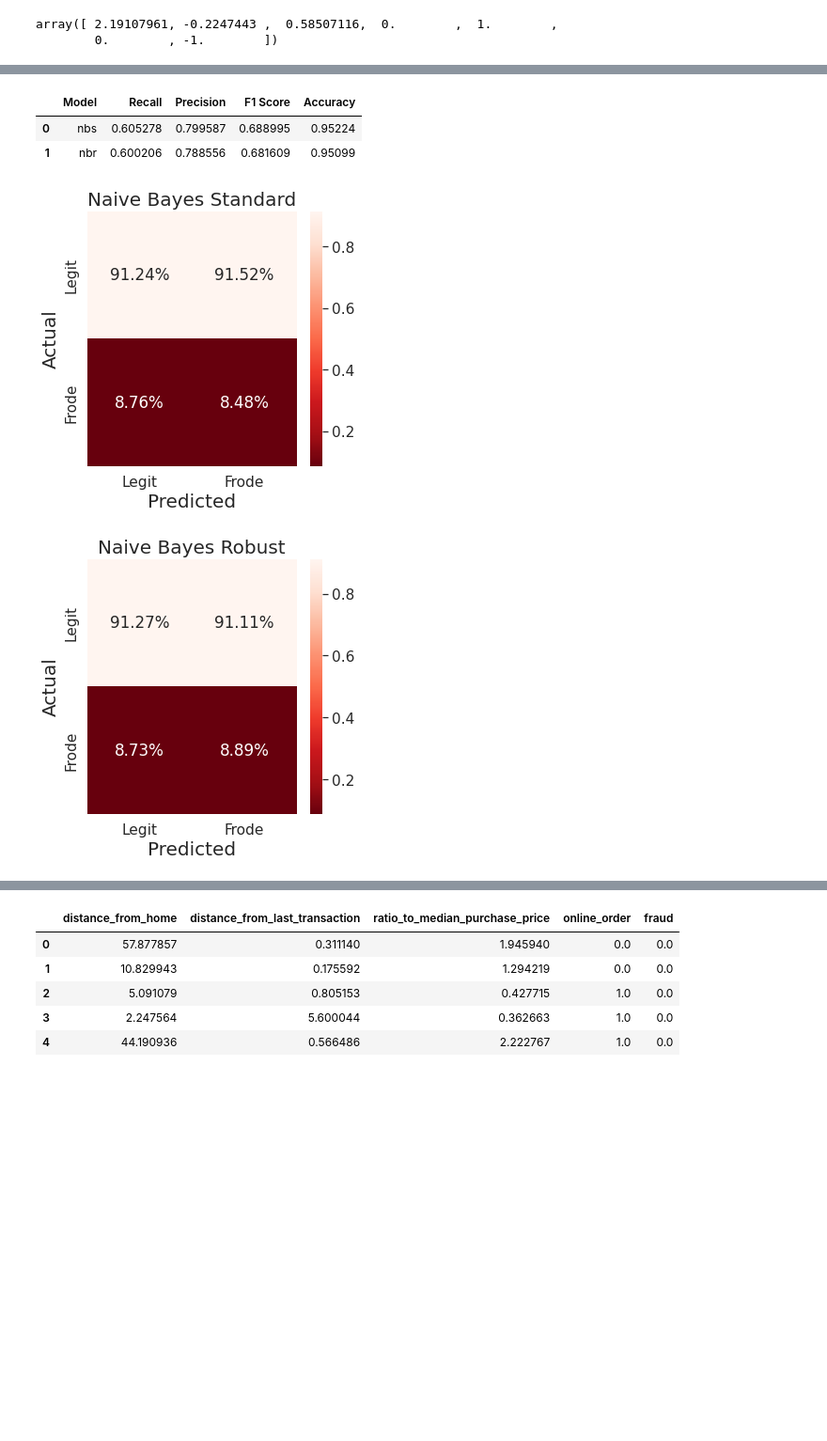
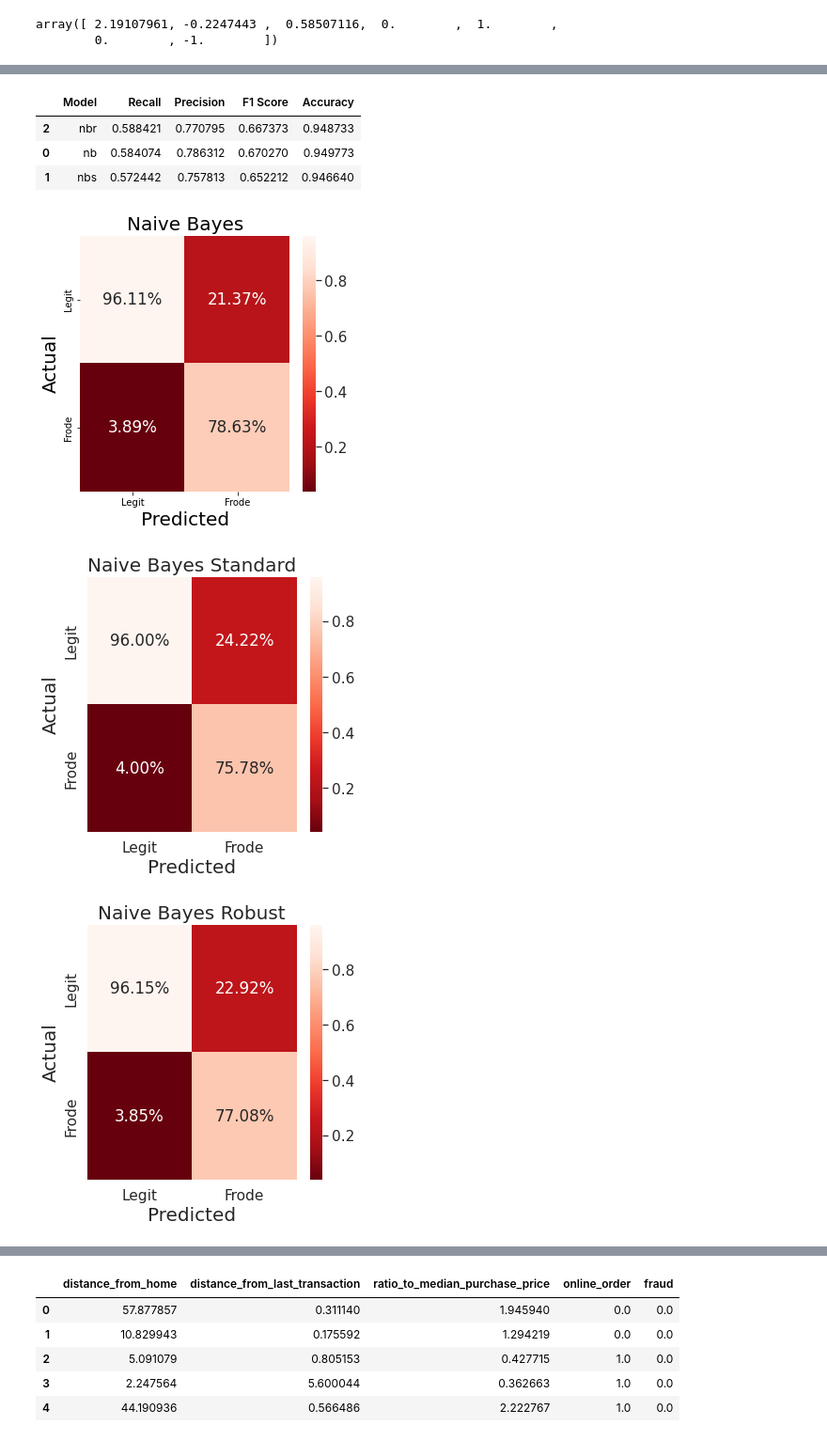
Before and after one commit to npinto97/fraud-detection-with-ml, a Jupyter notebook: ProgettoICON.ipynb, the cells around one changed output, grey strips where cells are left out. Shown at 94% size. Cells and saved outputs as stored; diff of their text form; code cells hidden in the pictures; blank space fills up the shorter version.

```diff
--- a/ProgettoICON.ipynb
+++ b/ProgettoICON.ipynb
@@ -1280,3 +1506,3 @@ GaussianNB()
 # %%
-y_pred_nbs = nbs.predict(x_test)
+y_pred_nbs = nbs.predict(x_test_standard)
 # %%
@@ -1340,5 +1566,5 @@ X_robust[0]
 array([ 2.19107961, -0.2247443 ,  0.58507116,  0.        ,  1.        ,
         0.        , -1.        ])
 # %%
-X, x_test, Y, y_test = train_test_split(X_robust, Y, stratify=Y, test_size = 0.3)
+X_robust, x_test_robust, Y_robust, y_test_robust = train_test_split(X_robust, Y, stratify=Y, test_size = 0.3)
 # %% [markdown]
@@ -1346,3 +1572,2 @@ X, x_test, Y, y_test = train_test_split(X_robust, Y, stratify=Y, test_size = 0.3
 # %%
-nbr = GaussianNB()
-nbr.fit(X, Y)
+nbr = GaussianNB().fit(X_robust, Y_robust)
@@ -1351,3 +1574,3 @@ GaussianNB()
 # %%
-y_pred_nbr = nbr.predict(x_test)
+y_pred_nbr = nbr.predict(x_test_robust)
 # %%
@@ -1399,16 +1622,19 @@ nbr_train_score
 # %%
-predictions = pd.concat([nbs_score, nbr_score], ignore_index=True, sort=False)
+predictions = pd.concat([nb_score, nbs_score, nbr_score], ignore_index=True, sort=False)
 predictions.sort_values(by=['Recall'], ascending=False)
 # %% [output]
 |  | Model | Recall | Precision | F1 Score | Accuracy |
-| 0 | nbs | 0.605278 | 0.799587 | 0.688995 | 0.95224 |
-| 1 | nbr | 0.600206 | 0.788556 | 0.681609 | 0.95099 |
+| 2 | nbr | 0.588421 | 0.770795 | 0.667373 | 0.948733 |
+| 0 | nb | 0.584074 | 0.786312 | 0.670270 | 0.949773 |
+| 1 | nbs | 0.572442 | 0.757813 | 0.652212 | 0.946640 |
 # %%
-confusionMatrix(y_test, y_pred_nbs,'Naive Bayes Standard')
-confusionMatrix(y_test, y_pred_nbr,'Naive Bayes Robust')
+confusionMatrix(y_test, y_pred_nb,'Naive Bayes')
+confusionMatrix(y_test_standard, y_pred_nbs,'Naive Bayes Standard')
+confusionMatrix(y_test_robust, y_pred_nbr,'Naive Bayes Robust')
 # %% [output]
-[figure, old version]
+[figure, new version]
-[figure, old version]
+[figure, new version]
+[figure, added]
 # %%
 plt.figure(0).clf()
 
```
Also changed, not shown: parts of 261 cells of this notebook.
